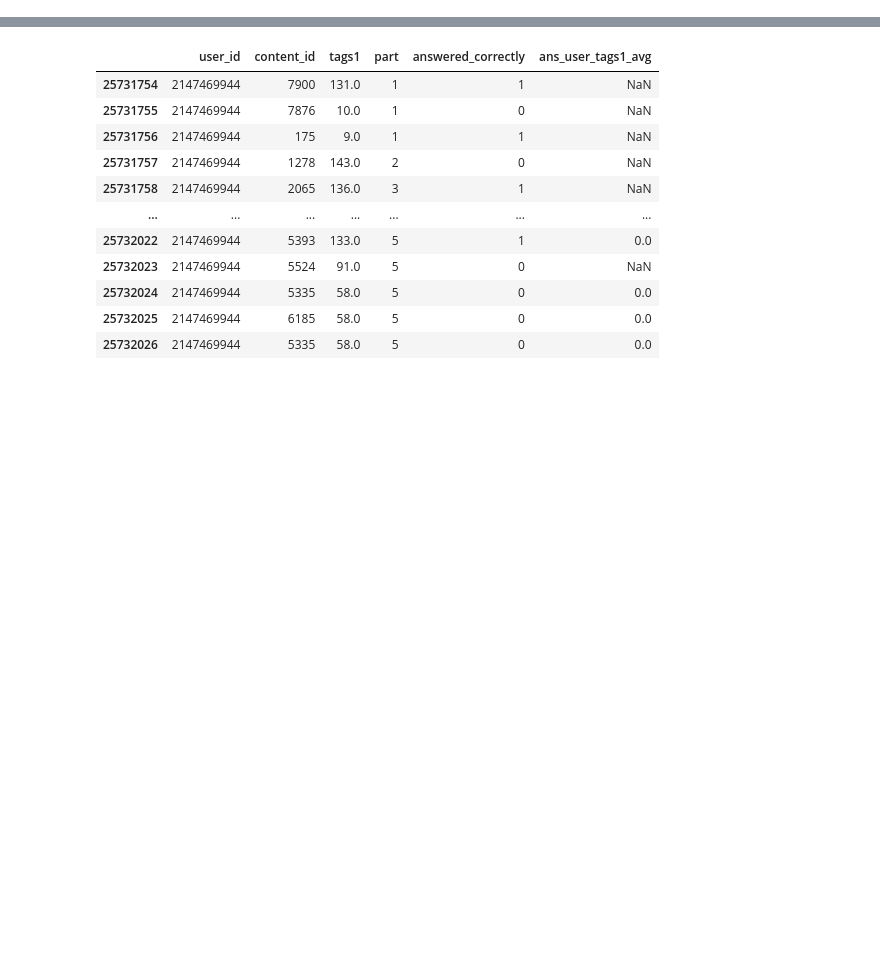
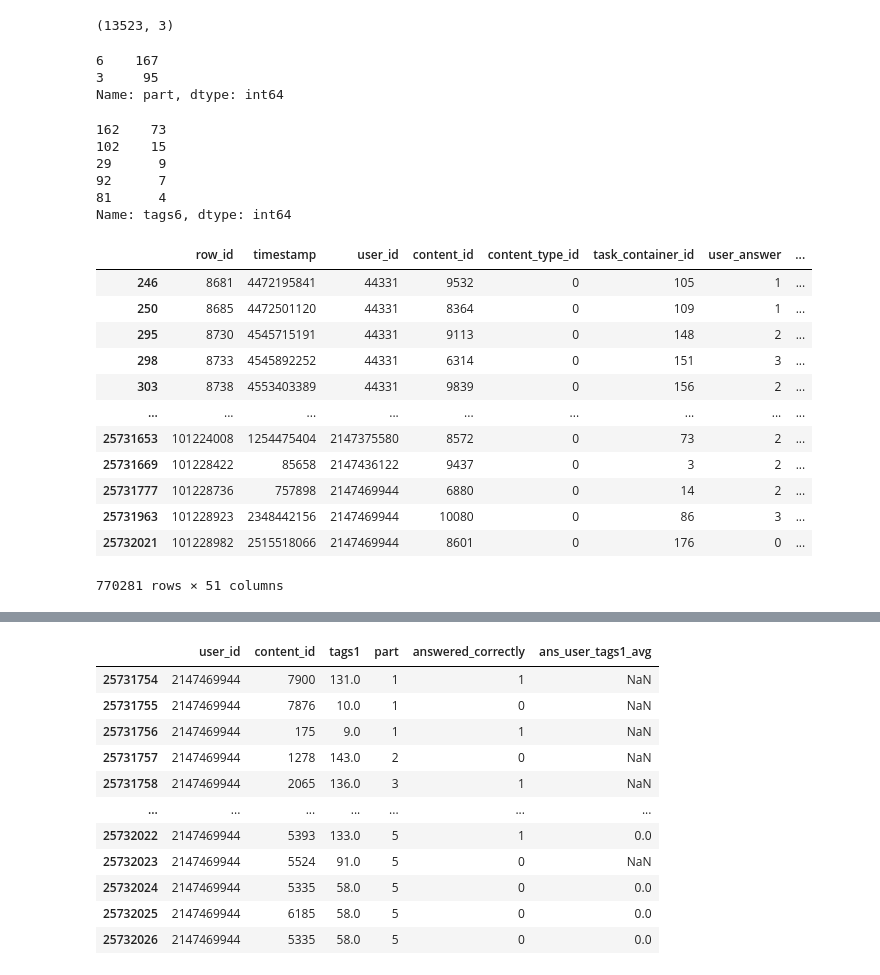
Before and after one commit to zakopuro/kaggle_Riiid, a Jupyter notebook: notebook/debug.ipynb, the cells around one changed output, grey strips where cells are left out. Saved outputs shown, nothing was run; the diff lists cells and outputs as text; code cells hidden in the pictures; blank space fills up the shorter version.

```diff
--- a/notebook/debug.ipynb
+++ b/notebook/debug.ipynb
@@ -29,2 +21,5 @@ b_df = pd.read_feather('../features/kernel_mini_data/BASE_train.feather')
 # %%
 l1_df = pd.concat([b_df,l1_df],axis=1)
+# %%
+l1_df['days_elapsed'] = l1_df['timestamp']/(1000*3600*24)
+l1_df['days_elapsed'] = l1_df['days_elapsed'].astype(int)
@@ -30,0 +80,35 @@ l1_df = pd.concat([b_df,l1_df],axis=1)
+# %%
+pca_feat_df.shape
+# %% [output]
+(13523, 3)
+# %%
+qs[qs['tags2'] == '162']['part'].value_counts()
+# %% [output]
+6    167
+3     95
+Name: part, dtype: int64
+# %%
+qs['tags6'].value_counts()
+# %% [output]
+162    73
+102    15
+29      9
+92      7
+81      4
+Name: tags6, dtype: int64
+# %%
+l1_df[l1_df['tags'] == '73']
+# %% [output]
+|  | row_id | timestamp | user_id | content_id | content_type_id | task_container_id | user_answer | ... |
+| 246 | 8681 | 4472195841 | 44331 | 9532 | 0 | 105 | 1 | ... |
+| 250 | 8685 | 4472501120 | 44331 | 8364 | 0 | 109 | 1 | ... |
+| 295 | 8730 | 4545715191 | 44331 | 9113 | 0 | 148 | 2 | ... |
+| 298 | 8733 | 4545892252 | 44331 | 6314 | 0 | 151 | 3 | ... |
+| 303 | 8738 | 4553403389 | 44331 | 9839 | 0 | 156 | 2 | ... |
+| ... | ... | ... | ... | ... | ... | ... | ... | ... |
+| 25731653 | 101224008 | 1254475404 | 2147375580 | 8572 | 0 | 73 | 2 | ... |
+| 25731669 | 101228422 | 85658 | 2147436122 | 9437 | 0 | 3 | 2 | ... |
+| 25731777 | 101228736 | 757898 | 2147469944 | 6880 | 0 | 14 | 2 | ... |
+| 25731963 | 101228923 | 2348442156 | 2147469944 | 10080 | 0 | 86 | 3 | ... |
+| 25732021 | 101228982 | 2515518066 | 2147469944 | 8601 | 0 | 176 | 0 | ... |
+770281 rows × 51 columns
```
Also changed, not shown: parts of 24 cells of this notebook, 4 other files.
